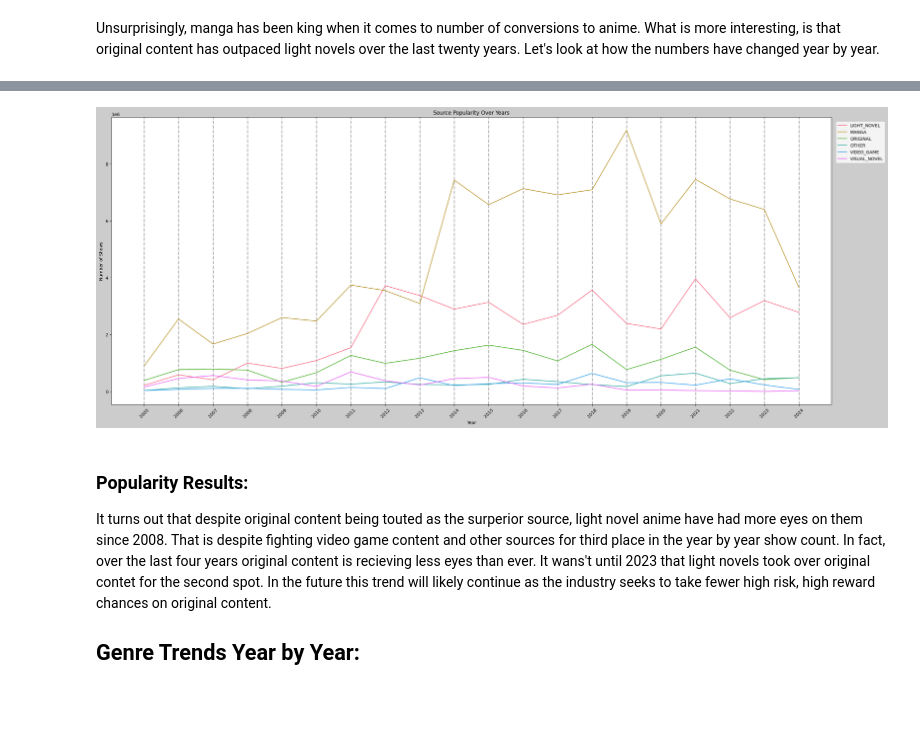
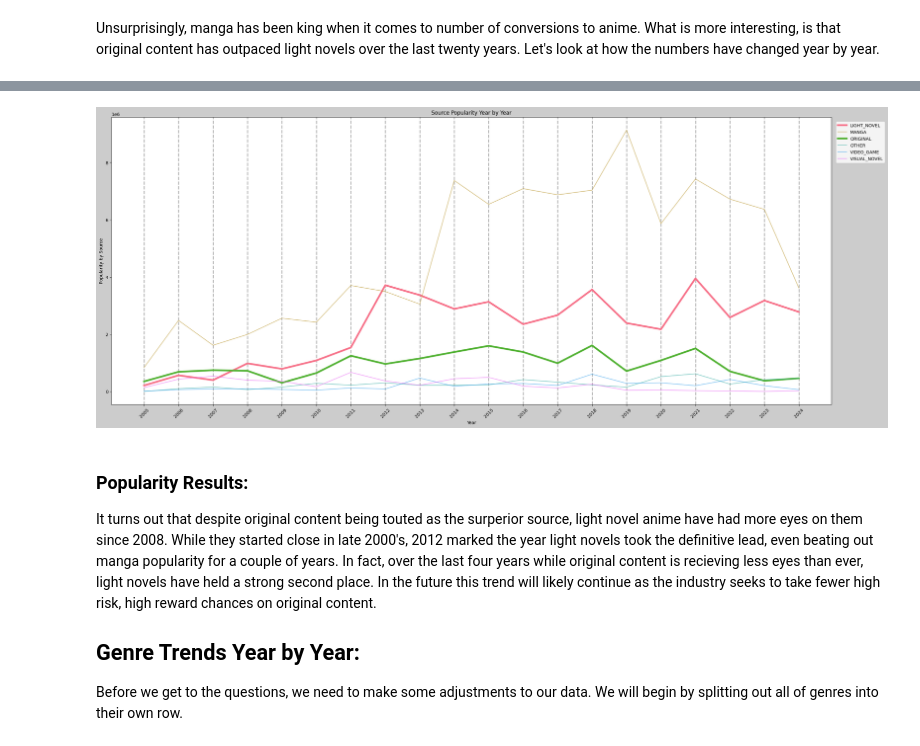
Before and after one commit to leolion023/Anilist, a Jupyter notebook: anilist_analysis.ipynb, the cells around one changed output, grey strips where cells are left out. Saved outputs shown, nothing was run; the diff lists cells and outputs as text; code cells hidden in the pictures; blank space fills up the shorter version.

```diff
--- a/anilist_analysis.ipynb
+++ b/anilist_analysis.ipynb
@@ -72,7 +74,8 @@ def clean_list(df: pd.DataFrame) -> pd.DataFrame:
     df_2.rename(columns={'seasonYear' : 'Year'}, inplace=True)
     df_2.columns = df_2.columns.str.capitalize()
     df_3 = df_2[(df_2['Year'] > 2004) & (df_2['Year'] <= 2024)] #Reduce scope to years between 2005 and 2025
-    return df_3
+    df_4 = df_3.drop(df_3[df_3['Popularity'] <= 5000].index) #Remove any shows that have a popularity score less than 5000
+    return df_4
 # %%
 anilist = clean_list(df)
 # %% [output]
@@ -129,20 +132,20 @@ plt.figure(figsize=(25, 10),facecolor='#cccccc')
 
 # Here we create line plots for each source
 for i,tag in enumerate(source_trends.columns):
-    plt.plot(source_trends.index, source_trends[tag], label=tag, color=colors[i % len(colors)])
+    if i == 0 or i == 2:
+        plt.plot(source_trends.index, source_trends[tag], linewidth = 4, label=tag, color=colors[i % len(colors)])
+    else:
+        plt.plot(source_trends.index, source_trends[tag], alpha = .6, label=tag, color=colors[i % len(colors)])
 
 plt.title('Source Trends Year by Year')
 plt.xlabel('Year')
 plt.ylabel('Number of Shows')
 plt.legend(bbox_to_anchor=(1, 1), loc='upper left', borderaxespad=1.)
 plt.grid(True, which='both', axis='x', linestyle='--', linewidth=2)
-
-# Adjust layout to prevent clipping of the legend
 plt.tight_layout()
 
 plt.xticks(range(min(source_trends.index), max(source_trends.index) + 1))
 plt.xticks(rotation=45)
 
-# Show the plot
 plt.show()
 # %% [output]
@@ -153,34 +156,39 @@ While manga has maintained its overwelming hold on anime sources, the growth of
 # %%
 # Pivot the data to have source as columns and years as index
 source_popularity = anilist.pivot_table(values='Popularity', index='Year', columns='Source', aggfunc='sum', fill_value=0)
 colors = sns.color_palette('husl', 6)
 # Plotting
 plt.figure(figsize=(25, 10),facecolor='#cccccc')
 
 # Here we create line plots for each source
 for i,tag in enumerate(source_popularity.columns):
-    plt.plot(source_popularity.index, source_popularity[tag], label=tag, color=colors[i % len(colors)])
+    if i == 0 or i == 2:
+        plt.plot(source_popularity.index, source_popularity[tag], linewidth = 4, label=tag, color=colors[i % len(colors)])
+    else:
+        plt.plot(source_popularity.index, source_popularity[tag], alpha = 0.6, label=tag, color=colors[i % len(colors)])
 
-plt.title('Source Popularity Over Years')
+plt.title('Source Popularity Year by Year')
 plt.xlabel('Year')
-plt.ylabel('Number of Shows')
+plt.ylabel('Popularity by Source')
 plt.legend(bbox_to_anchor=(1, 1), loc='upper left', borderaxespad=1.)
 plt.grid(True, which='both', axis='x', linestyle='--', linewidth=2)
 
 # Adjust layout to prevent clipping of the legend
 plt.tight_layout()
 
 plt.xticks(range(min(source_popularity.index), max(source_popularity.index) + 1))
 plt.xticks(rotation=45)
 
 # Show the plot
 plt.show()
 # %% [output]
-[figure, old version]
+[figure, new version]
 # %% [markdown]
 ### Popularity Results:
 
-It turns out that despite original content being touted as the surperior source, light novel anime have had more eyes on them since 2008. That is despite fighting video game content and other sources for third place in the year by year show count. In fact, over the last four years original content is recieving less eyes than ever. It wans't until 2023 that light novels took over original contet for the second spot. In the future this trend will likely continue as the industry seeks to take fewer high risk, high reward chances on original content.
+It turns out that despite original content being touted as the surperior source, light novel anime have had more eyes on them since 2008. While they started close in late 2000's, 2012 marked the year light novels took the definitive lead, even beating out manga popularity for a couple of years. In fact, over the last four years while original content is recieving less eyes than ever, light novels have held a strong second place. In the future this trend will likely continue as the industry seeks to take fewer high risk, high reward chances on original content.
 
 
 ## Genre Trends Year by Year:
+
+Before we get to the questions, we need to make some adjustments to our data. We will begin by splitting out all of genres into their own row.
```
Also changed, not shown: parts of 10 cells of this notebook, 1 other file.
